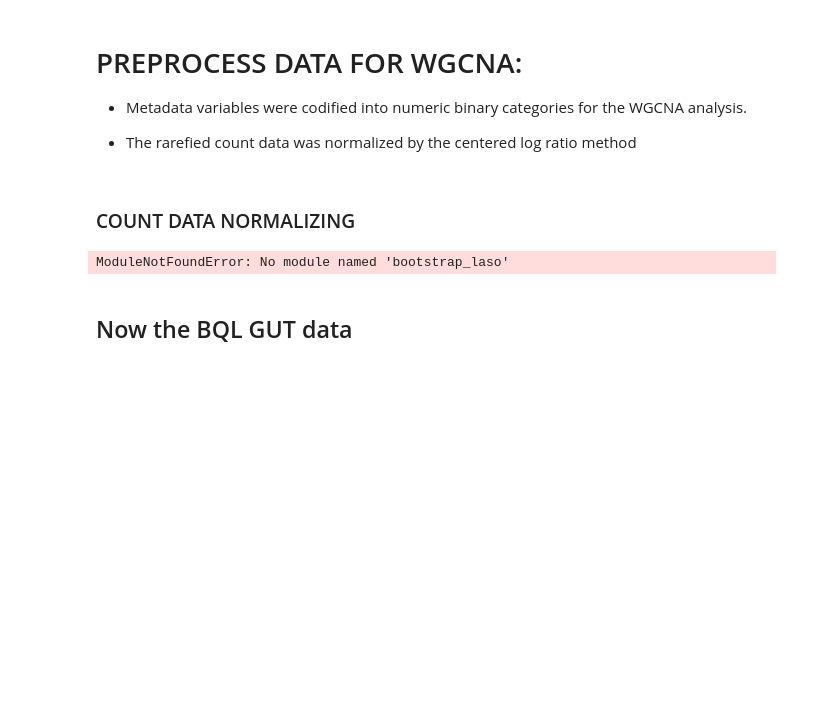
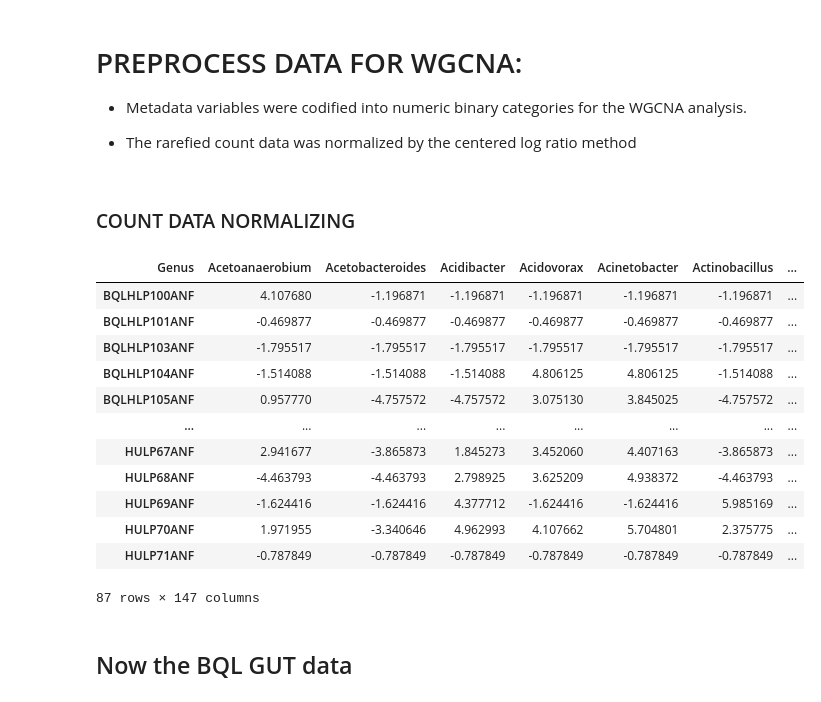
Before and after one commit to GERMAN00VP/postcovid-bronchiolitis-microbiome-analysis, a Jupyter notebook: Main_abalysis.ipynb, the cells around one changed output. Saved outputs shown, nothing was run; the diff lists cells and outputs as text; code cells hidden in the pictures; blank space fills up the shorter version.

```diff
--- a/Main_abalysis.ipynb
+++ b/Main_abalysis.ipynb
@@ -920,35 +962,47 @@ meta_gut.to_csv("WGCNA/data/GUT_BQL_metadata.csv")
 # %% [markdown]
 ### COUNT DATA NORMALIZING
 # %%
-
+from utils.clr_preprocess import CLRTransformer
 # Extract the rarefied data
 df_anf = bql_anf.adata.to_df().loc[meta_anf.index]
 
 # Add the genus label
 df_anf.loc["Genus"] = bql_anf.adata.var.Genus
 
 # Aggregate the data by Genus
 df_anf = df_anf.T.dropna(subset="Genus").groupby("Genus").sum().T
 
 # Filter out the unassigned genus
 df_anf = df_anf[df_anf.columns[df_anf.columns.str.contains("unidentif")==False]].T
 
 
 # This column selects those taxa that appears in at leat th 5% of the samples (will be relevat for networks) 5
-#df_anf["MIN_SAMPLE_CRITERIA"] = [(df_anf.loc[ind]>0).sum()>5 for ind in df_anf.index]
+df_anf["MIN_SAMPLE_CRITERIA"] = [(df_anf.loc[ind]>0).sum()>5 for ind in df_anf.index]
 # This column selects taxa with an abundance above the 10% quantile along all samples
-#df_anf["Min_Counts_criteria"] = df_anf.sum(axis=1)>df_anf.sum(axis=1).quantile(0.1)
+df_anf["Min_Counts_criteria"] = df_anf.sum(axis=1)>df_anf.sum(axis=1).quantile(0.1)
 # Filter and transpose the data
 df_anf = df_anf[(df_anf.Min_Counts_criteria)&(df_anf.MIN_SAMPLE_CRITERIA)].drop(["MIN_SAMPLE_CRITERIA","Min_Counts_criteria"],axis=1).T
 
 # Apply CLR normalization
 clr_transformed = CLRTransformer(variables=df_anf.columns).fit_transform(df_anf)
 
 clr_transformed.to_csv("WGCNA/data/ANF_BQL_counts.csv")
 
 clr_transformed
 # %% [output]
+| Genus | Acetoanaerobium | Acetobacteroides | Acidibacter | Acidovorax | Acinetobacter | Actinobacillus | ... |
+| BQLHLP100ANF | 4.107680 | -1.196871 | -1.196871 | -1.196871 | -1.196871 | -1.196871 | ... |
+| BQLHLP101ANF | -0.469877 | -0.469877 | -0.469877 | -0.469877 | -0.469877 | -0.469877 | ... |
+| BQLHLP103ANF | -1.795517 | -1.795517 | -1.795517 | -1.795517 | -1.795517 | -1.795517 | ... |
+| BQLHLP104ANF | -1.514088 | -1.514088 | -1.514088 | 4.806125 | 4.806125 | -1.514088 | ... |
+| BQLHLP105ANF | 0.957770 | -4.757572 | -4.757572 | 3.075130 | 3.845025 | -4.757572 | ... |
+| ... | ... | ... | ... | ... | ... | ... | ... |
+| HULP67ANF | 2.941677 | -3.865873 | 1.845273 | 3.452060 | 4.407163 | -3.865873 | ... |
+| HULP68ANF | -4.463793 | -4.463793 | 2.798925 | 3.625209 | 4.938372 | -4.463793 | ... |
+| HULP69ANF | -1.624416 | -1.624416 | 4.377712 | -1.624416 | -1.624416 | 5.985169 | ... |
+| HULP70ANF | 1.971955 | -3.340646 | 4.962993 | 4.107662 | 5.704801 | 2.375775 | ... |
+| HULP71ANF | -0.787849 | -0.787849 | -0.787849 | -0.787849 | -0.787849 | -0.787849 | ... |
-ModuleNotFoundError: No module named 'bootstrap_laso'
+87 rows × 147 columns
 # %% [markdown]
 ## Now the BQL GUT data
 # %%
```
Also changed, not shown: parts of 13 cells of this notebook, 13 other files.
